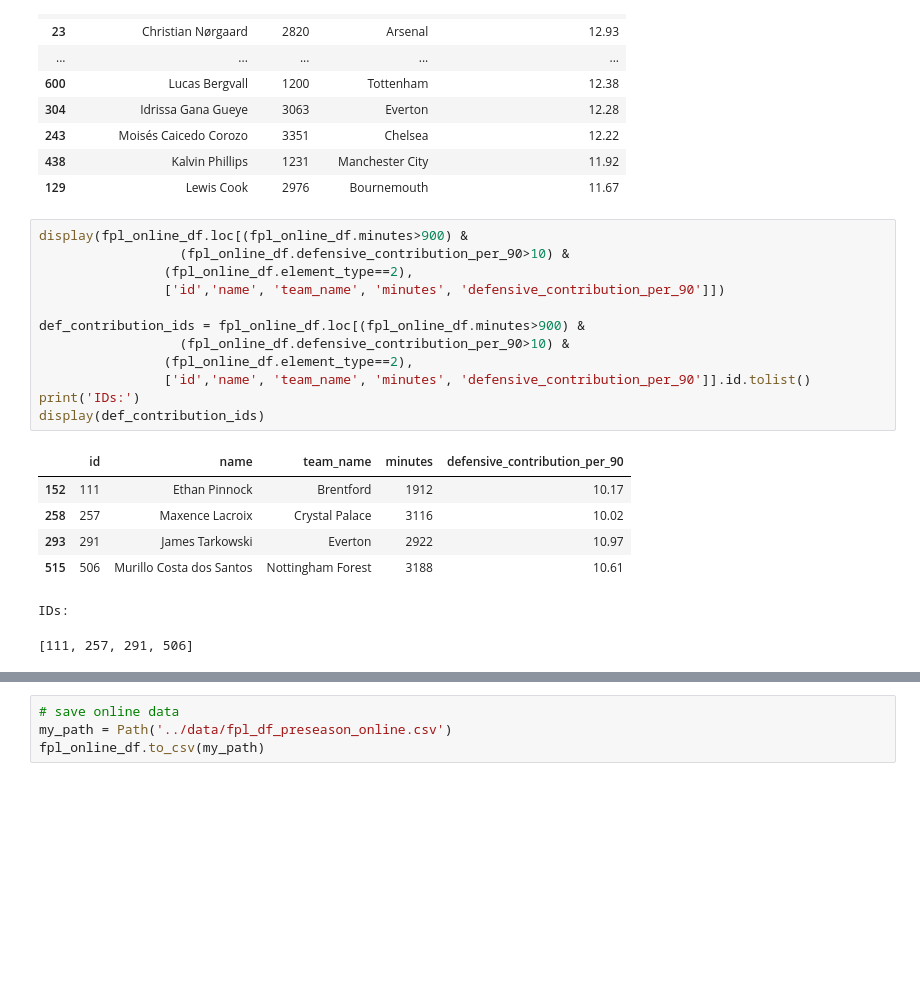
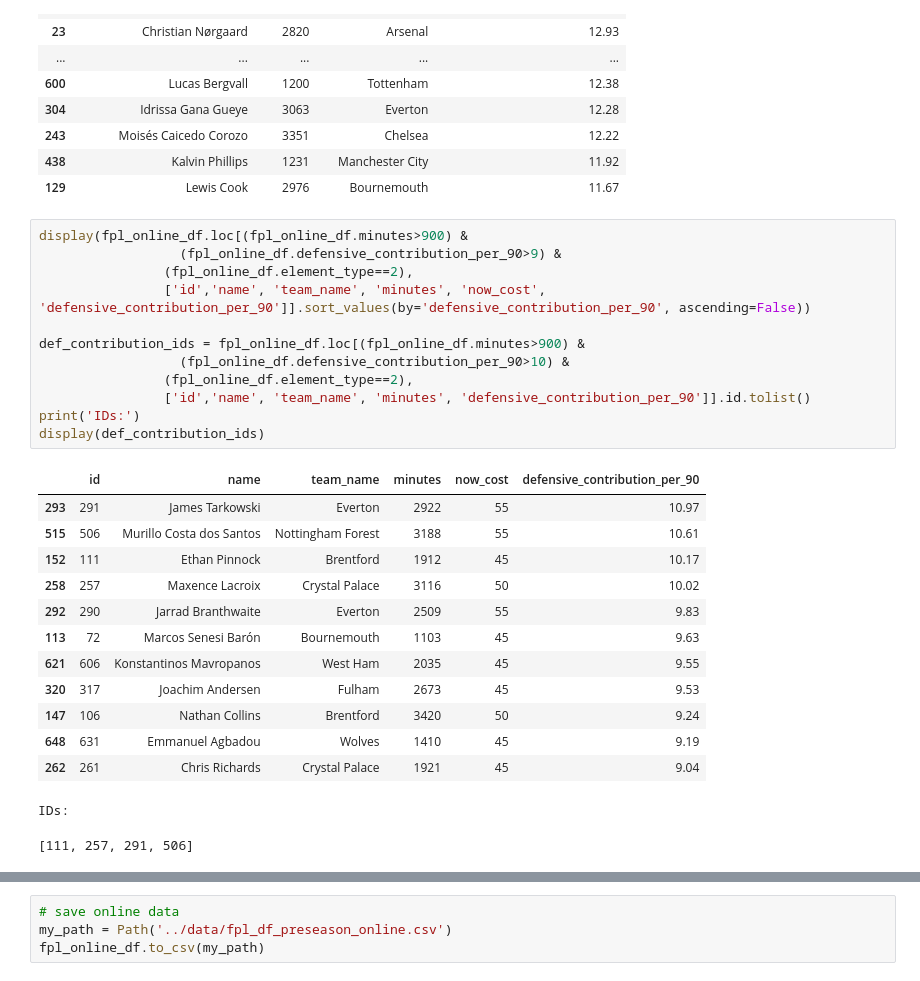
Before and after one commit to jaksticks/Fantasy-Premier-League, a Jupyter notebook: season25_26/notebooks/preseason.ipynb, the cells around one changed output, grey strips where cells are left out. Saved outputs shown, nothing was run; the diff lists cells and outputs as text; blank space fills up the shorter version.

```diff
--- a/season25_26/notebooks/preseason.ipynb
+++ b/season25_26/notebooks/preseason.ipynb
@@ -80,22 +80,29 @@ fpl_online_df.loc[fpl_online_df.minutes>900].sort_values(by='defensive_contribut
 | 129 | Lewis Cook | 2976 | Bournemouth | 11.67 |
 # %%
 display(fpl_online_df.loc[(fpl_online_df.minutes>900) &
-                  (fpl_online_df.defensive_contribution_per_90>10) &
+                  (fpl_online_df.defensive_contribution_per_90>9) &
                 (fpl_online_df.element_type==2),
-                ['id','name', 'team_name', 'minutes', 'defensive_contribution_per_90']])
+                ['id','name', 'team_name', 'minutes', 'now_cost', 'defensive_contribution_per_90']].sort_values(by='defensive_contribution_per_90', ascending=False))
 
 def_contribution_ids = fpl_online_df.loc[(fpl_online_df.minutes>900) &
                   (fpl_online_df.defensive_contribution_per_90>10) &
                 (fpl_online_df.element_type==2),
                 ['id','name', 'team_name', 'minutes', 'defensive_contribution_per_90']].id.tolist()
 print('IDs:')
 display(def_contribution_ids)
 # %% [output]
-|  | id | name | team_name | minutes | defensive_contribution_per_90 |
-| 152 | 111 | Ethan Pinnock | Brentford | 1912 | 10.17 |
-| 258 | 257 | Maxence Lacroix | Crystal Palace | 3116 | 10.02 |
-| 293 | 291 | James Tarkowski | Everton | 2922 | 10.97 |
-| 515 | 506 | Murillo Costa dos Santos | Nottingham Forest | 3188 | 10.61 |
+|  | id | name | team_name | minutes | now_cost | defensive_contribution_per_90 |
+| 293 | 291 | James Tarkowski | Everton | 2922 | 55 | 10.97 |
+| 515 | 506 | Murillo Costa dos Santos | Nottingham Forest | 3188 | 55 | 10.61 |
+| 152 | 111 | Ethan Pinnock | Brentford | 1912 | 45 | 10.17 |
+| 258 | 257 | Maxence Lacroix | Crystal Palace | 3116 | 50 | 10.02 |
+| 292 | 290 | Jarrad Branthwaite | Everton | 2509 | 55 | 9.83 |
+| 113 | 72 | Marcos Senesi Barón | Bournemouth | 1103 | 45 | 9.63 |
+| 621 | 606 | Konstantinos Mavropanos | West Ham | 2035 | 45 | 9.55 |
+| 320 | 317 | Joachim Andersen | Fulham | 2673 | 45 | 9.53 |
+| 147 | 106 | Nathan Collins | Brentford | 3420 | 50 | 9.24 |
+| 648 | 631 | Emmanuel Agbadou | Wolves | 1410 | 45 | 9.19 |
+| 262 | 261 | Chris Richards | Crystal Palace | 1921 | 45 | 9.04 |
 IDs:
 [111, 257, 291, 506]
 # %%
```
Also changed, not shown: parts of 1 cell of this notebook, 11 other files.
